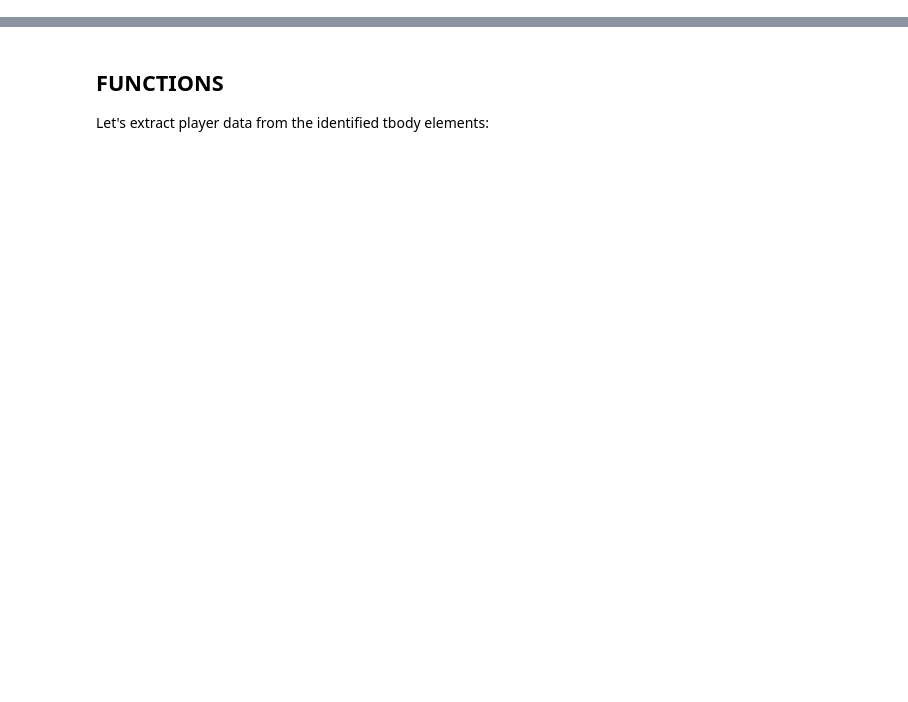
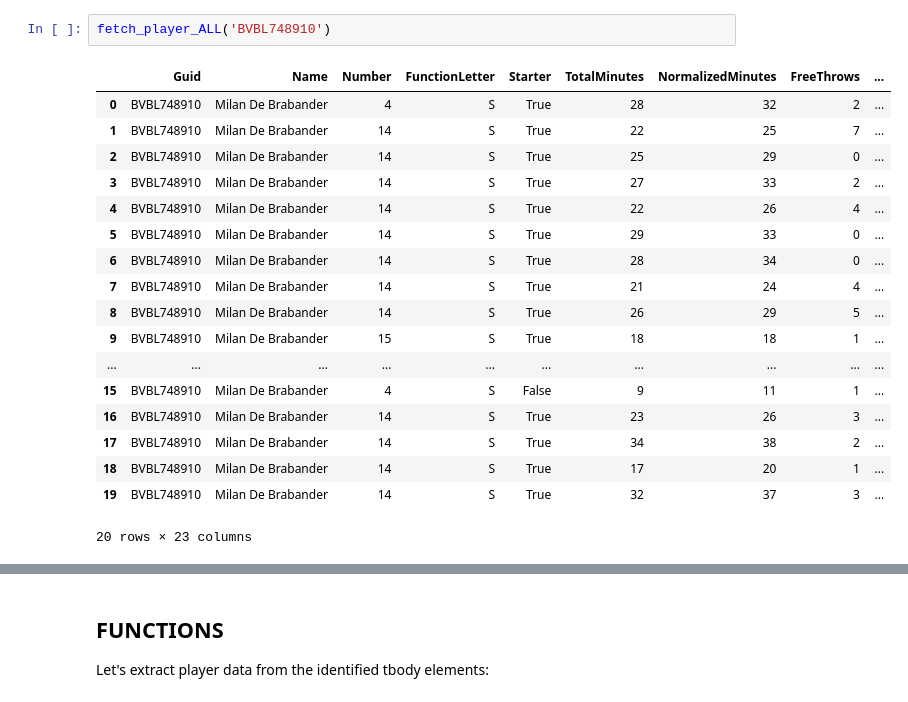
Before and after one commit to stijnhuysman/HAANTJES, a Jupyter notebook: WORKING SCRIPTS/extract_tbody_notebook.ipynb, the cells around one changed output, grey strips where cells are left out. Cells and saved outputs as stored; diff of their text form; blank space fills up the shorter version.

```diff
--- a/WORKING SCRIPTS/extract_tbody_notebook.ipynb
+++ b/WORKING SCRIPTS/extract_tbody_notebook.ipynb
@@ -0,0 +64,21 @@
+# %%
+fetch_player_ALL('BVBL748910')
+# %% [output]
+|  | Guid | Name | Number | FunctionLetter | Starter | TotalMinutes | NormalizedMinutes | FreeThrows | ... |
+| 0 | BVBL748910 | Milan De Brabander | 4 | S | True | 28 | 32 | 2 | ... |
+| 1 | BVBL748910 | Milan De Brabander | 14 | S | True | 22 | 25 | 7 | ... |
+| 2 | BVBL748910 | Milan De Brabander | 14 | S | True | 25 | 29 | 0 | ... |
+| 3 | BVBL748910 | Milan De Brabander | 14 | S | True | 27 | 33 | 2 | ... |
+| 4 | BVBL748910 | Milan De Brabander | 14 | S | True | 22 | 26 | 4 | ... |
+| 5 | BVBL748910 | Milan De Brabander | 14 | S | True | 29 | 33 | 0 | ... |
+| 6 | BVBL748910 | Milan De Brabander | 14 | S | True | 28 | 34 | 0 | ... |
+| 7 | BVBL748910 | Milan De Brabander | 14 | S | True | 21 | 24 | 4 | ... |
+| 8 | BVBL748910 | Milan De Brabander | 14 | S | True | 26 | 29 | 5 | ... |
+| 9 | BVBL748910 | Milan De Brabander | 15 | S | True | 18 | 18 | 1 | ... |
+| ... | ... | ... | ... | ... | ... | ... | ... | ... | ... |
+| 15 | BVBL748910 | Milan De Brabander | 4 | S | False | 9 | 11 | 1 | ... |
+| 16 | BVBL748910 | Milan De Brabander | 14 | S | True | 23 | 26 | 3 | ... |
+| 17 | BVBL748910 | Milan De Brabander | 14 | S | True | 34 | 38 | 2 | ... |
+| 18 | BVBL748910 | Milan De Brabander | 14 | S | True | 17 | 20 | 1 | ... |
+| 19 | BVBL748910 | Milan De Brabander | 14 | S | True | 32 | 37 | 3 | ... |
+20 rows × 23 columns
```
Also changed, not shown: parts of 20 cells of this notebook, 1 other file.
